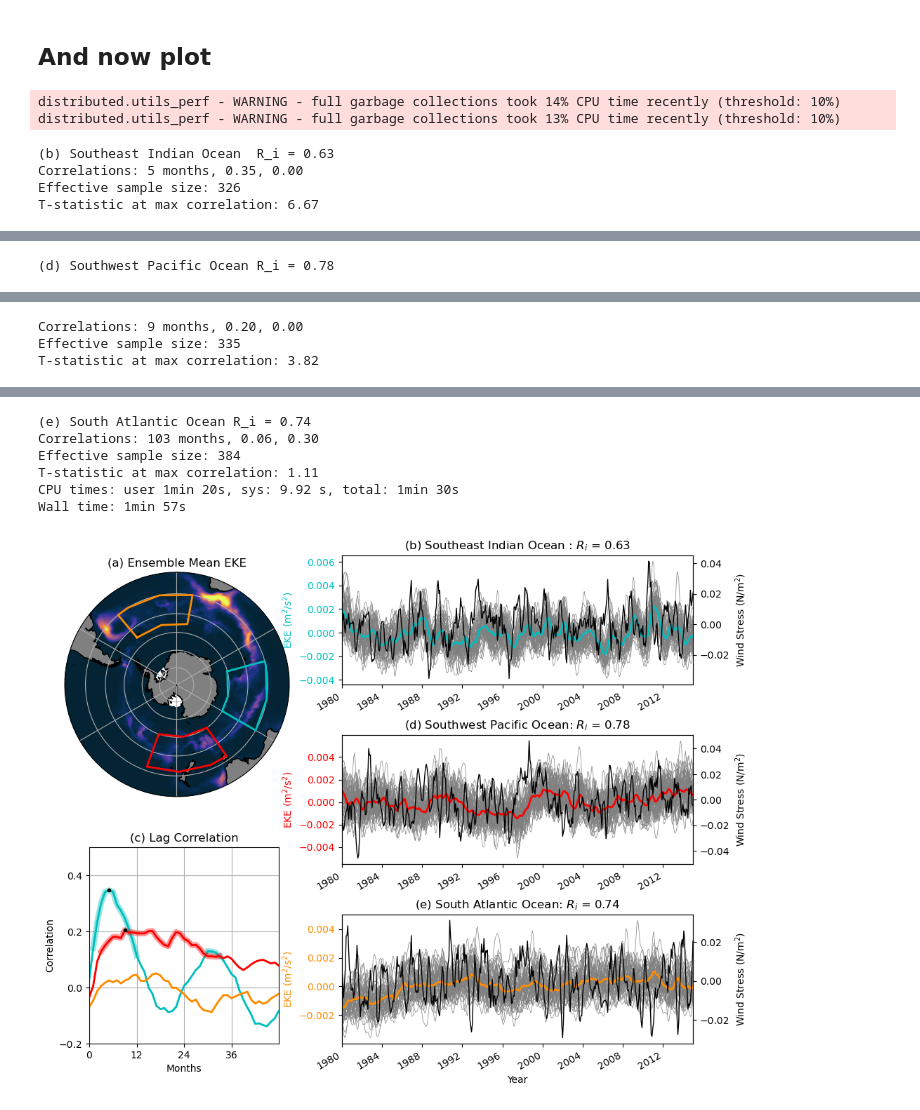
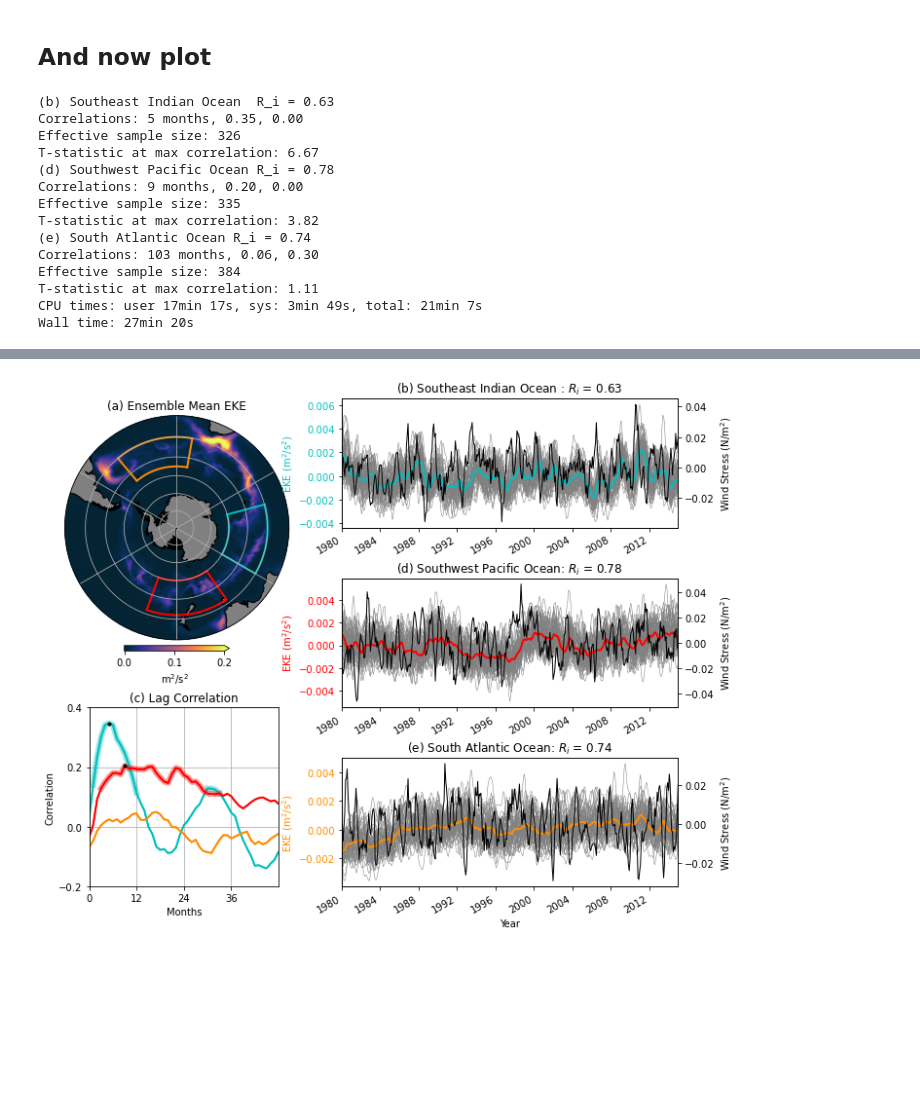
Before and after one commit to AndyHoggANU/OCCIPUT-analysis, a Jupyter notebook: notebooks/Figure3.ipynb, the cells around one changed output, grey strips where cells are left out. Drawn from its saved outputs; the diff is of its cells as text; code cells hidden in the pictures; blank space fills up the shorter version.

```diff
--- a/notebooks/Figure3.ipynb
+++ b/notebooks/Figure3.ipynb
@@ -71,7 +67,7 @@ def pearsoncor(y1, y2):
 # %%
 EKEDir = 'processed_eke/'
 climfilename = HardDisk+EKEDir+'eke_climatology.nc'
-eke_month = xr.open_dataset(climfilename).EKE.mean('month').fillna(0)
+eke_month = xr.open_dataset(climfilename).EKE.mean('month').fillna(0).load()
 # %% [markdown]
 ## Compute variance ratios from saved results
 # %%
@@ -84,7 +80,11 @@ def PlotThisBox(desc, lon1, lon2, lat1, lat2, ax_map, ax_ts, ax_lag, col):
     end = dt.datetime(2014,12,31)
 
     ## Add lines to show our region of interest on the map
-    ax_map.plot([lon1, lon2, lon2, lon1, lon1],[lat1,lat1,lat2,lat2,lat1],
+    ax_map.plot([lon1, lon1],[lat1,lat2], color=col,linewidth=2,transform=ccrs.PlateCarree())
+    ax_map.plot([lon2, lon2],[lat1,lat2], color=col,linewidth=2,transform=ccrs.PlateCarree())
+    ax_map.plot(np.arange(lon1,lon2+1),lat1*np.ones(lon2+1-lon1),
+            color=col,linewidth=2,transform=ccrs.PlateCarree())
+    ax_map.plot(np.arange(lon1,lon2+1),lat2*np.ones(lon2+1-lon1),
             color=col,linewidth=2,transform=ccrs.PlateCarree())
 
     ## plot EKE
@@ -171,6 +171,7 @@ def PlotThisBox(desc, lon1, lon2, lat1, lat2, ax_map, ax_ts, ax_lag, col):
 plt.figure(figsize=(10, 8))
 
 ax_map = plt.axes([0.02, 0.52, 0.35, 0.4],projection=ccrs.SouthPolarStereo())
+ax_map.patch.set_facecolor('k')
 # Compute a circle in axes coordinates, which we can use as a boundary
 # for the map. We can pan/zoom as much as we like - the boundary will be
 # permanently circular
@@ -185,10 +186,15 @@ ax_map.gridlines()
 p1 = eke_month.plot(ax=ax_map,cmap=cm.cm.thermal,vmax=0.2,add_colorbar=False,transform=ccrs.PlateCarree())
 ax_map.set_title('(a) Ensemble Mean EKE')
 
-ax_lag = plt.axes([0.07, 0.08, 0.27, 0.35])
-ax_ts1 = plt.axes([0.43, 0.72, 0.5, 0.23])
-ax_ts2 = plt.axes([0.43, 0.4, 0.5, 0.23])
-ax_ts3 = plt.axes([0.43, 0.08, 0.5, 0.23])
+# Add colorbar
+ax_col = plt.axes([0.12,0.5,0.15,0.01])
+plt.colorbar(p1,cax=ax_col,orientation='horizontal',extend='max')
+ax_col.set_xlabel('m$^2$/s$^2$')
+
+ax_lag = plt.axes([0.07, 0.08, 0.27, 0.32])
+ax_ts1 = plt.axes([0.43, 0.72, 0.48, 0.23])
+ax_ts2 = plt.axes([0.43, 0.4, 0.48, 0.23])
+ax_ts3 = plt.axes([0.43, 0.08, 0.48, 0.23])
 
 PlotThisBox('(b) Southeast Indian Ocean ', -285, -240, -60, -40, ax_map, ax_ts1, ax_lag,'c')
 PlotThisBox('(d) Southwest Pacific Ocean', -215, -160, -60, -42, ax_map, ax_ts2, ax_lag,'r')
@@ -197,7 +203,7 @@ PlotThisBox('(e) South Atlantic Ocean', -40, 10, -55, -40, ax_map, ax_ts3, ax_la
 ax_ts3.set_xlabel('Year')
 
 ax_lag.set_xlim([0,48])
-ax_lag.set_ylim([-0.2,0.5])
+ax_lag.set_ylim([-0.2,0.4])
 ax_lag.set_xticks([0, 12, 24, 36])
 ax_lag.set_yticks([-0.2, 0.0, 0.2, 0.4])
 ax_lag.set_title('(c) Lag Correlation')
@@ -205,11 +211,19 @@ ax_lag.set_xlabel('Months')
 ax_lag.set_ylabel('Correlation')
 ax_lag.grid()
 
-plt.savefig('/g/data/x77/amh157/OCCIPUT-analysis/paper/figures/Figure3.png',dpi=200)
+plt.savefig('/g/data/x77/amh157/OCCIPUT-analysis/revised_paper/figures/Figure3.png',dpi=200)
 # %% [output]
-distributed.utils_perf - WARNING - full garbage collections took 14% CPU time recently (threshold: 10%)
-distributed.utils_perf - WARNING - full garbage collections took 13% CPU time recently (threshold: 10%)
+(b) Southeast Indian Ocean  R_i = 0.63
+Correlations: 5 months, 0.35, 0.00
+Effective sample size: 326
+T-statistic at max correlation: 6.67
+(d) Southwest Pacific Ocean R_i = 0.78
+Correlations: 9 months, 0.20, 0.00
+Effective sample size: 335
+T-statistic at max correlation: 3.82
+(e) South Atlantic Ocean R_i = 0.74
+Correlations: 103 months, 0.06, 0.30
+Effective sample size: 384
+T-statistic at max correlation: 1.11
+CPU times: user 17min 17s, sys: 3min 49s, total: 21min 7s
+Wall time: 27min 20s
-(b) Southeast Indian Ocean  R_i = 0.63
-Correlations: 5 months, 0.35, 0.00
-Effective sample size: 326
-T-statistic at max correlation: 6.67
@@ -218 +229,0 @@ distributed.utils_perf - WARNING - full garbage collections took 12% CPU time re
-(d) Southwest Pacific Ocean R_i = 0.78
@@ -220,3 +229,0 @@ distributed.utils_perf - WARNING - full garbage collections took 12% CPU time re
-Correlations: 9 months, 0.20, 0.00
-Effective sample size: 335
-T-statistic at max correlation: 3.82
@@ -225,7 +230 @@ distributed.utils_perf - WARNING - full garbage collections took 12% CPU time re
-(e) South Atlantic Ocean R_i = 0.74
-Correlations: 103 months, 0.06, 0.30
-Effective sample size: 384
-T-statistic at max correlation: 1.11
-CPU times: user 1min 20s, sys: 9.92 s, total: 1min 30s
-Wall time: 1min 57s
-[figure, old version]
+[figure, new version]
```
Also changed, not shown: parts of 3 cells of this notebook, 9 other files.
